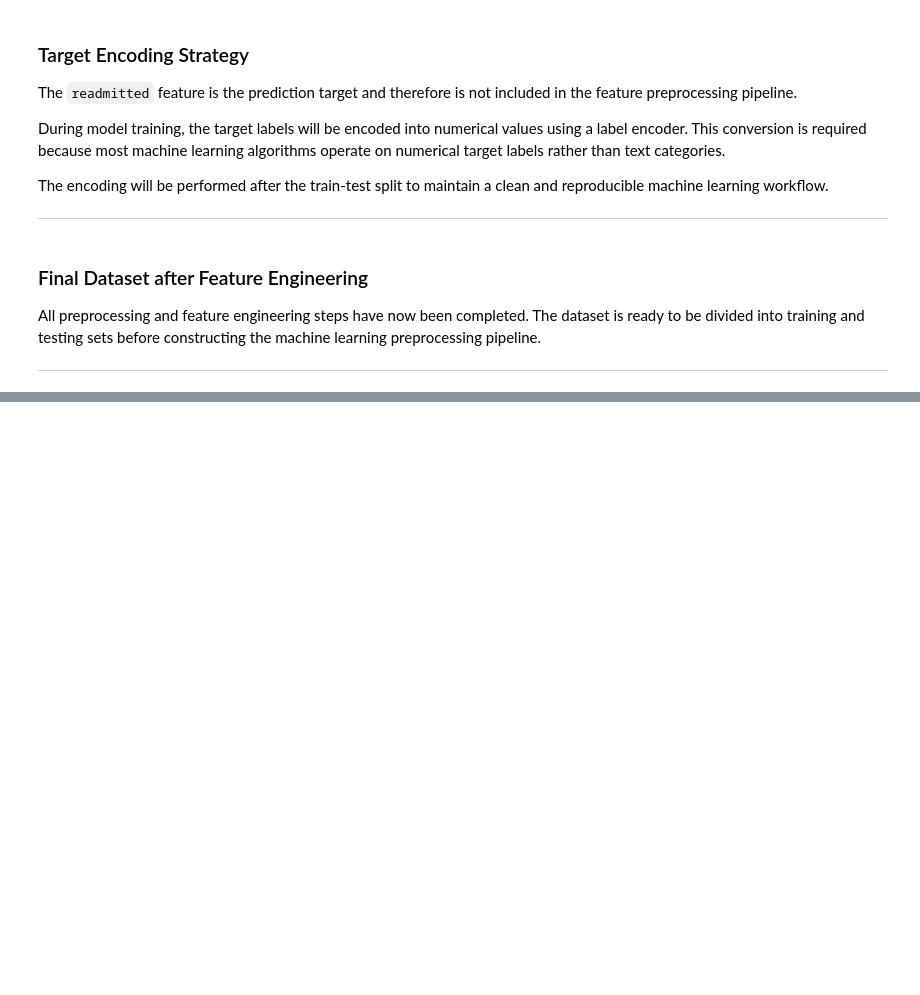
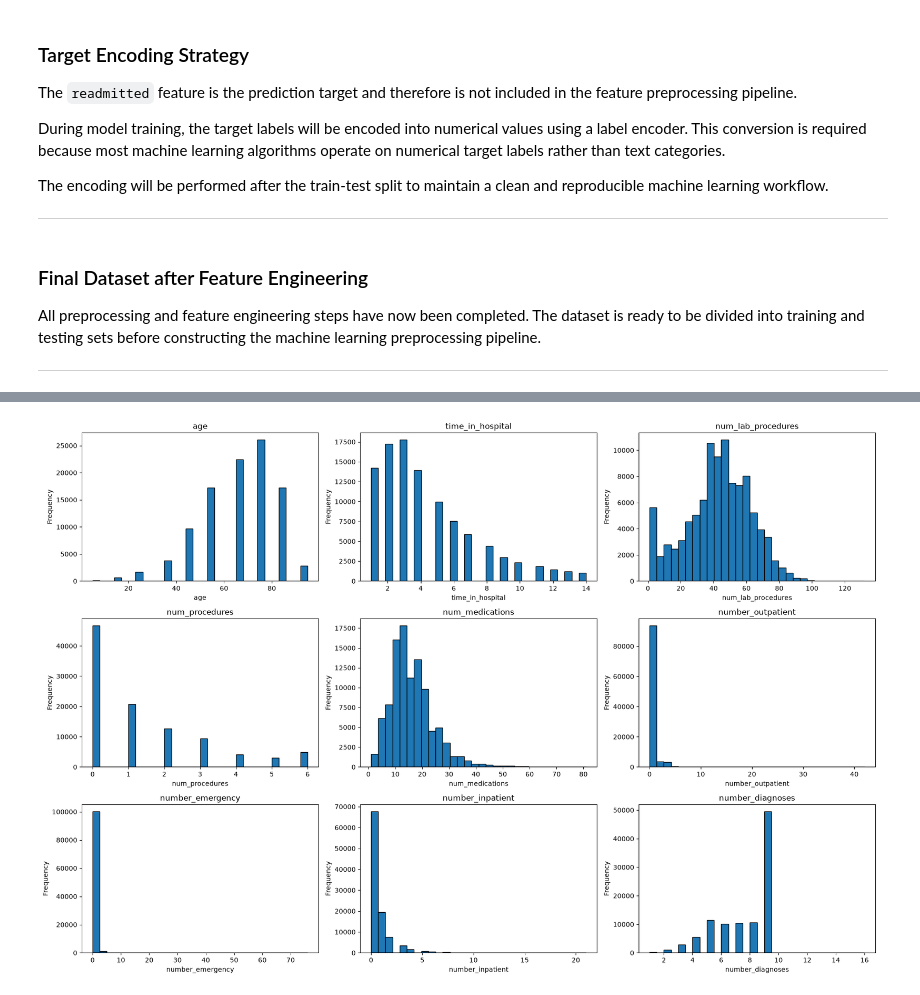
Before and after one commit to ajay-nagpal/Hospital-Readmission-Prediction, a Jupyter notebook: hospital_readmission.ipynb, the cells around one changed output, grey strips where cells are left out. Drawn from its saved outputs; the diff is of its cells as text; code cells hidden in the pictures; blank space fills up the shorter version.

Commit message:
Exploratory Data Analysis of the Cleaned Dataset

```diff
--- a/hospital_readmission.ipynb
+++ b/hospital_readmission.ipynb
@@ -2533,0 +2731,38 @@ All preprocessing and feature engineering steps have now been completed. The dat
+# %%
+# ============================================================
+# Distribution Analysis of Numerical Features
+# ============================================================
+
+# Import the plotting library.
+import matplotlib.pyplot as plt
+
+# Create a figure large enough to display all histograms.
+plt.figure(figsize=(18, 12))
+
+# Loop through every numerical feature.
+for index, feature in enumerate(numerical_features, start=1):
+
+    # Create a subplot for the current feature.
+    plt.subplot(3, 3, index)
+
+    # Plot the histogram.
+    plt.hist(
+        df[feature],
+        bins=30,
+        edgecolor="black"
+    )
+    # Set the subplot title.
+    plt.title(feature)
+
+    # Label the x-axis.
+    plt.xlabel(feature)
+
+    # Label the y-axis.
+    plt.ylabel("Frequency")
+# Automatically adjust spacing between subplots.
+plt.tight_layout()
+
+# Display all histograms.
+plt.show()
+# %% [output]
+[figure, added]
```
Also changed, not shown: parts of 15 cells of this notebook.
